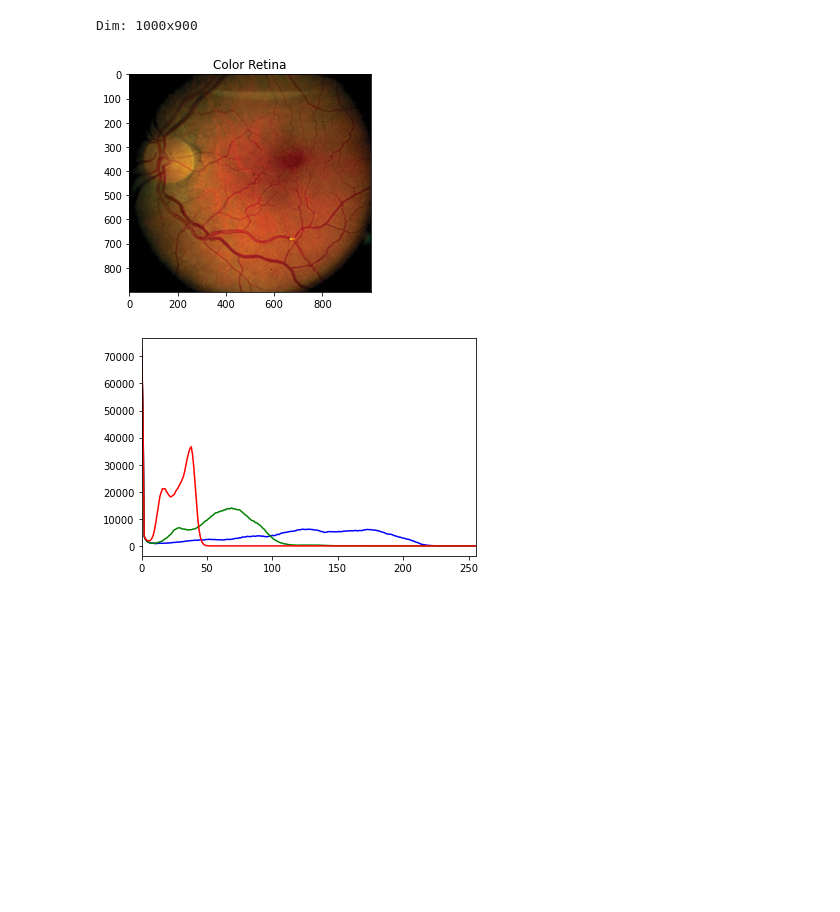
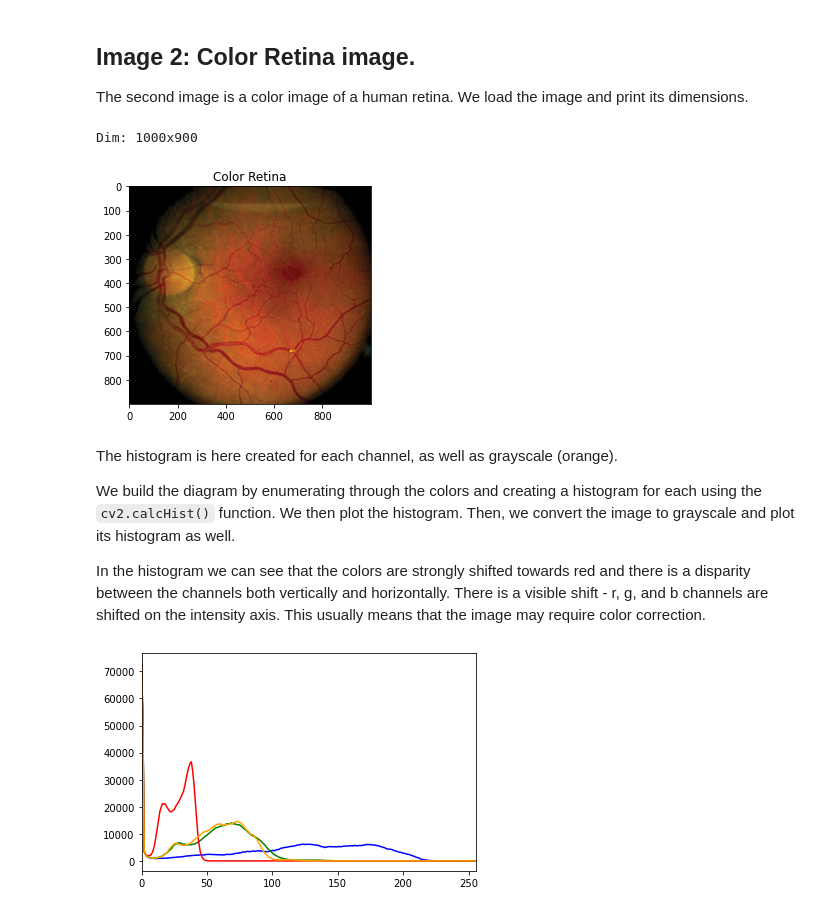
Before and after one commit to alexrayu/vfu, a Jupyter notebook: computer_vision/exam1_histograms.ipynb, the cells around one changed output. Drawn from its saved outputs; the diff is of its cells as text; code cells hidden in the pictures; blank space fills up the shorter version.

Commit message:
Complete the exams part 1 - histograms.

```diff
--- a/computer_vision/exam1_histograms.ipynb
+++ b/computer_vision/exam1_histograms.ipynb
@@ -26,18 +57,41 @@ Dim: 1280x720
+# %% [markdown]
+## Image 2: Color Retina image.
+
+The second image is a color image of a human retina. We load the image and print
+its dimensions.
+# %%
+img = mpimg.imread('retina.jpg')
+plt.figure()
+plt.title('Color Retina')
+plt.imshow(img)
+print(f'Dim: {img.shape[1]}x{img.shape[0]}')
+# %% [output]
+Dim: 1000x900
+[figure, added]
+# %% [markdown]
+The histogram is here created for each channel, as well as grayscale (orange).
+
+We build the diagram by enumerating through the colors and creating a histogram
+for each using the `cv2.calcHist()` function. We then plot the histogram. Then,
+we convert the image to grayscale and plot its histogram as well.
+
+In the histogram we can see that the colors are strongly shifted towards red and
+there is a disparity between the channels both vertically and horizontally.
+There is a visible shift - r, g, and b channels are shifted on the intensity
+axis. This usually means that the image may require color correction.
 # %%
-img = mpimg.imread('retina.jpg') # -1 is for the IMREAD_UNCHANGED
+# Color values.
+color = ('b','g','r')
 plt.figure()
-plt.title('Color Retina')
-plt.imshow(img)
-print(f'Dim: {img.shape[1]}x{img.shape[0]}')
-
-plt.figure()
-color = ('b','g','r')
 for i,col in enumerate(color): #loop required to go over each channel
     histr = cv2.calcHist([img],[i],None,[256],[0,256])
-    plt.plot(histr,color = col)
+    plt.plot(histr, color=col)
     plt.xlim([0,256])
+
+# Grayscale values.
+grayImage = cv2.cvtColor(img, cv2.COLOR_BGR2GRAY)
+histr = cv2.calcHist([grayImage],[0],None,[256],[0,256])
+plt.plot(histr,color='orange')
 plt.show()
 # %% [output]
-Dim: 1000x900
-[figure, old version]
+[figure, new version]
-[figure, removed]
```
Also changed, not shown: parts of 11 cells of this notebook, 1 other file.
